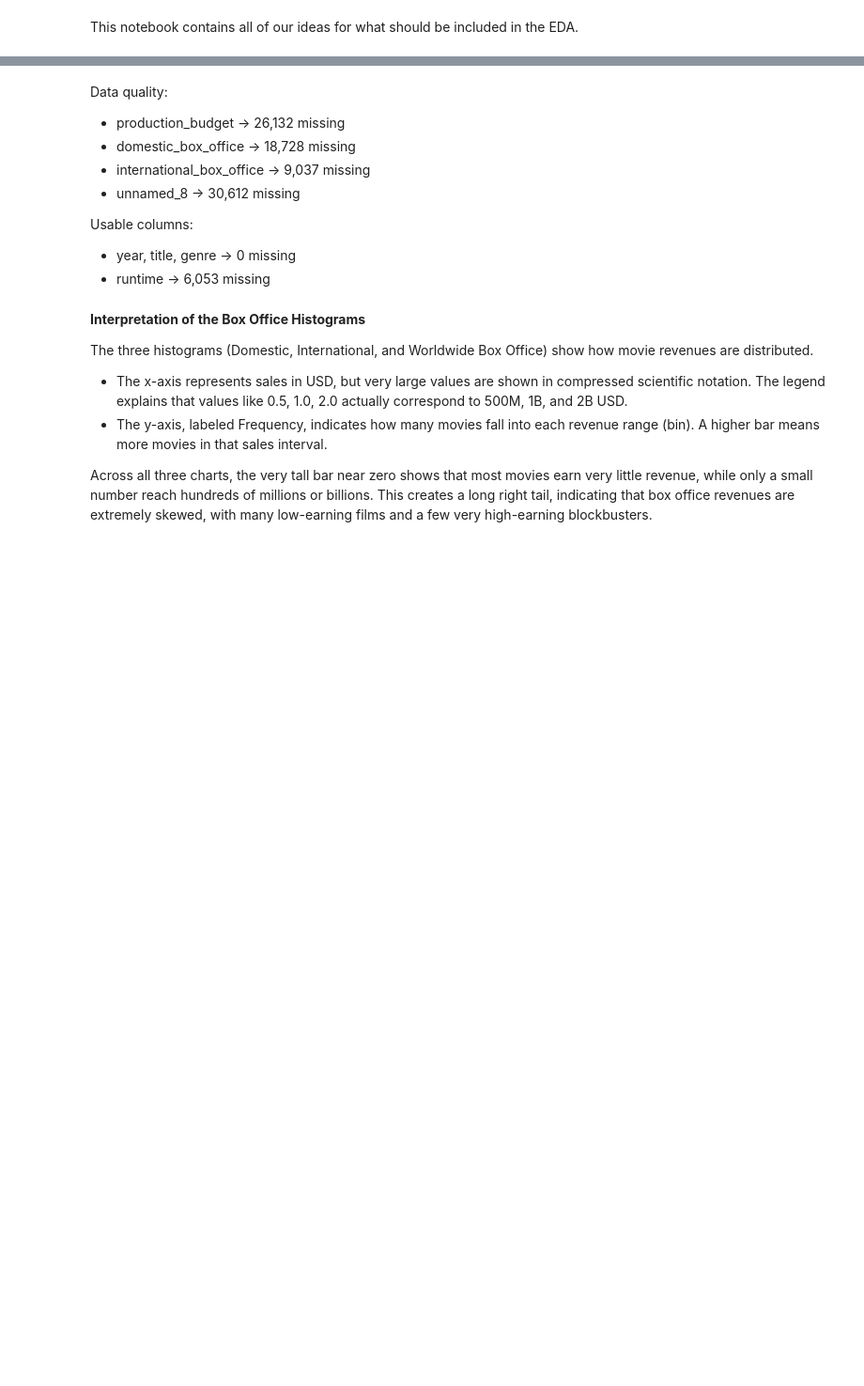
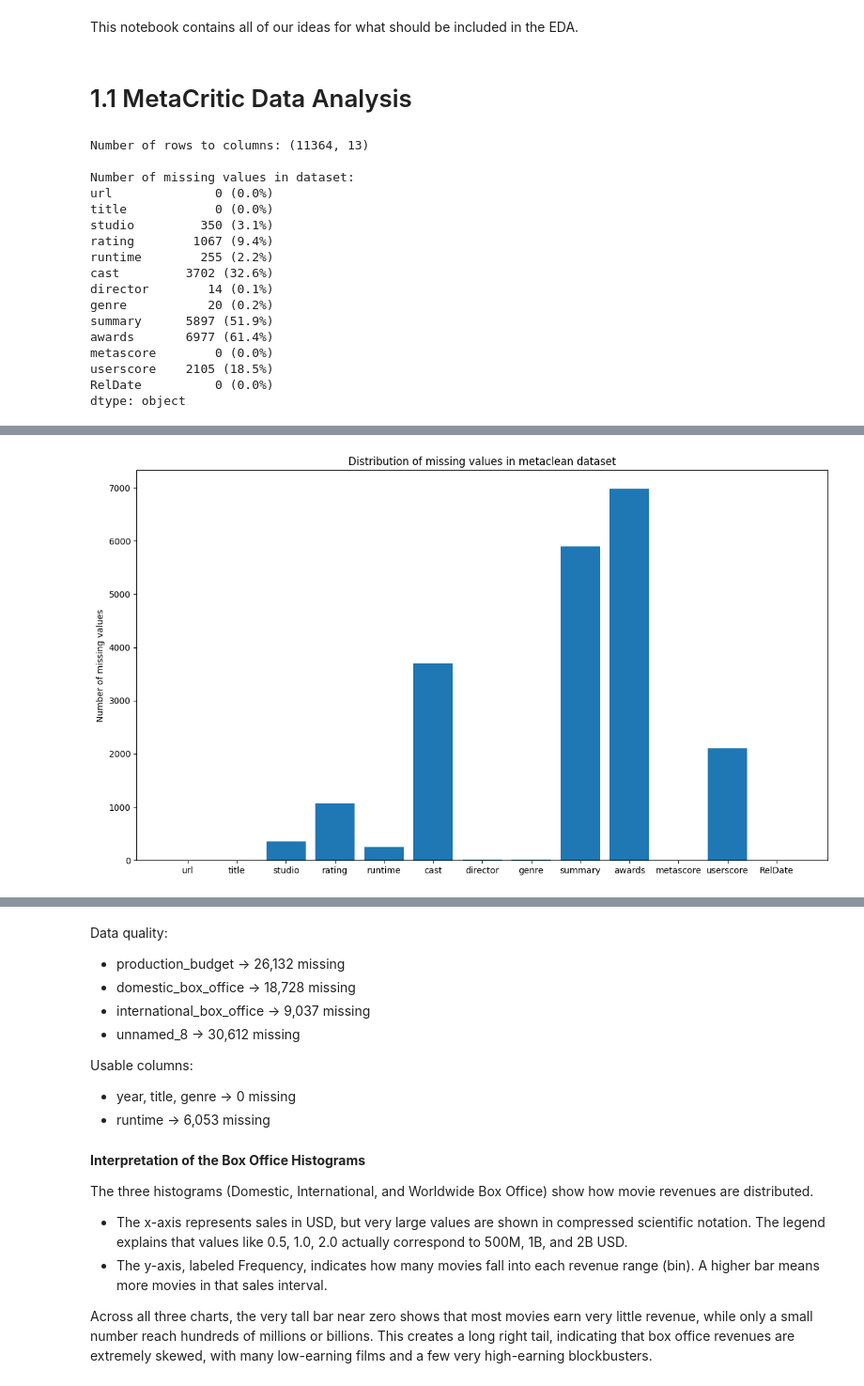
Before and after one commit to YoungJun173/DDB_AI_Group_Assignmen, a Jupyter notebook: Playground Notebooks/EDA.ipynb, the cells around one changed output, grey strips where cells are left out. Shown: that part at 94% size. Drawn from its saved outputs; the diff is of its cells as text; code cells hidden in the pictures; blank space fills up the shorter version.

Commit message:
Finished EDA for metaclean

```diff
--- a/Playground Notebooks/EDA.ipynb
+++ b/Playground Notebooks/EDA.ipynb
@@ -14,3 +15,45 @@ df_exreviews = pd.read_excel(os.path.join("..", "Metacritic dataset", "ExpertRev
 df_metaclean = pd.read_excel(os.path.join("..", "Metacritic dataset", "metaClean43Brightspace.xlsx"))
 df_sales = pd.read_excel(os.path.join("..", "Metacritic dataset", "sales.xlsx"))
 df_usreviews = pd.read_excel(os.path.join("..", "Metacritic dataset", "UserReviews.xlsx"))
+# %% [markdown]
+# 1.1 MetaCritic Data Analysis
+# %%
+#General number of rows and columns
+print("Number of rows to columns:", df_metaclean.shape)
+print("")
+
+#Number and percent of missing values
+print("Number of missing values in dataset:")
+metaclean_missing_values = df_metaclean.isna().sum()
+metaclean_missing_percentage = (df_metaclean.isna().mean() * 100).round(1)
+missing_formatted = metaclean_missing_values.astype(str) + " (" + metaclean_missing_percentage.astype(str) + "%)"
+print(missing_formatted)
+
+#General shape of dataset
+display(df_metaclean.head())
+
+#Plot percentage of missing values per colums
+plt.figure(figsize=(12, 7))
+plt.bar(metaclean_missing_values.index, metaclean_missing_values)
+plt.title("Distribution of missing values in metaclean dataset")
+plt.ylabel("Number of missing values")
+plt.tight_layout()
+plt.show()
+# %% [output]
+Number of rows to columns: (11364, 13)
+
+Number of missing values in dataset:
+url              0 (0.0%)
+title            0 (0.0%)
+studio         350 (3.1%)
+rating        1067 (9.4%)
+runtime        255 (2.2%)
+cast         3702 (32.6%)
+director        14 (0.1%)
+genre           20 (0.2%)
+summary      5897 (51.9%)
+awards       6977 (61.4%)
+metascore        0 (0.0%)
+userscore    2105 (18.5%)
+RelDate          0 (0.0%)
+dtype: object
@@ -16,0 +66 @@ df_usreviews = pd.read_excel(os.path.join("..", "Metacritic dataset", "UserRevie
+[figure, added]
```
Also changed, not shown: parts of 6 cells of this notebook.
